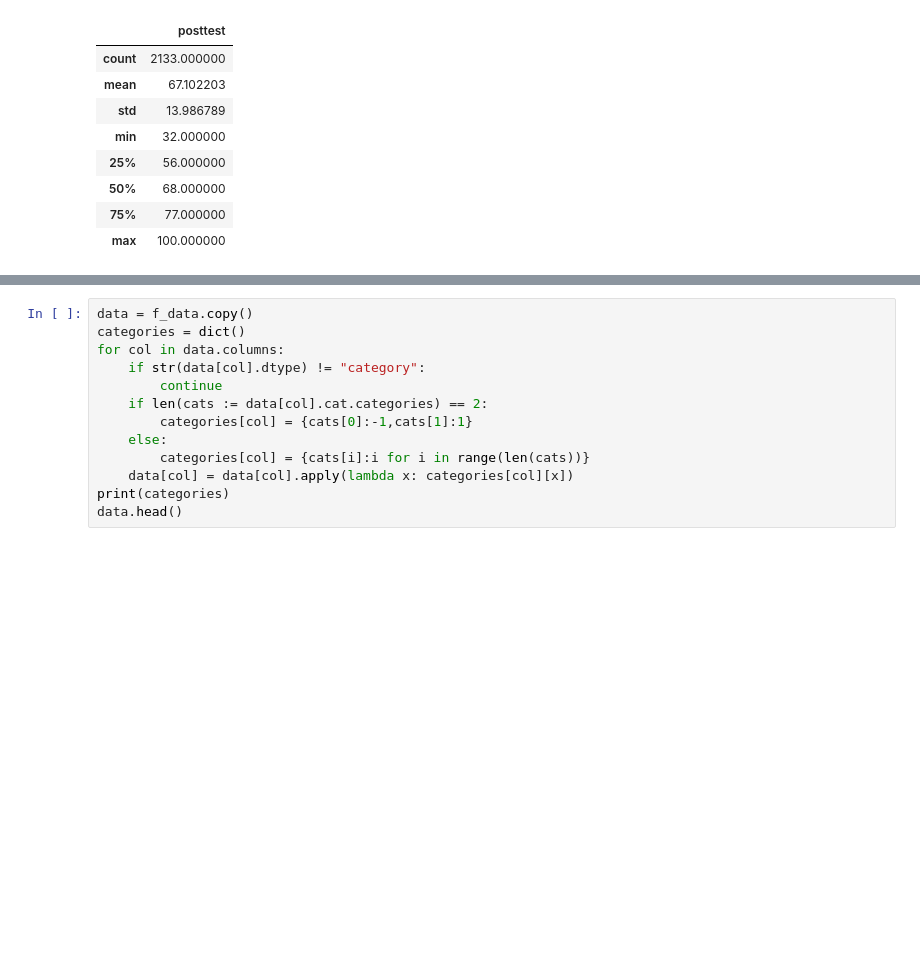
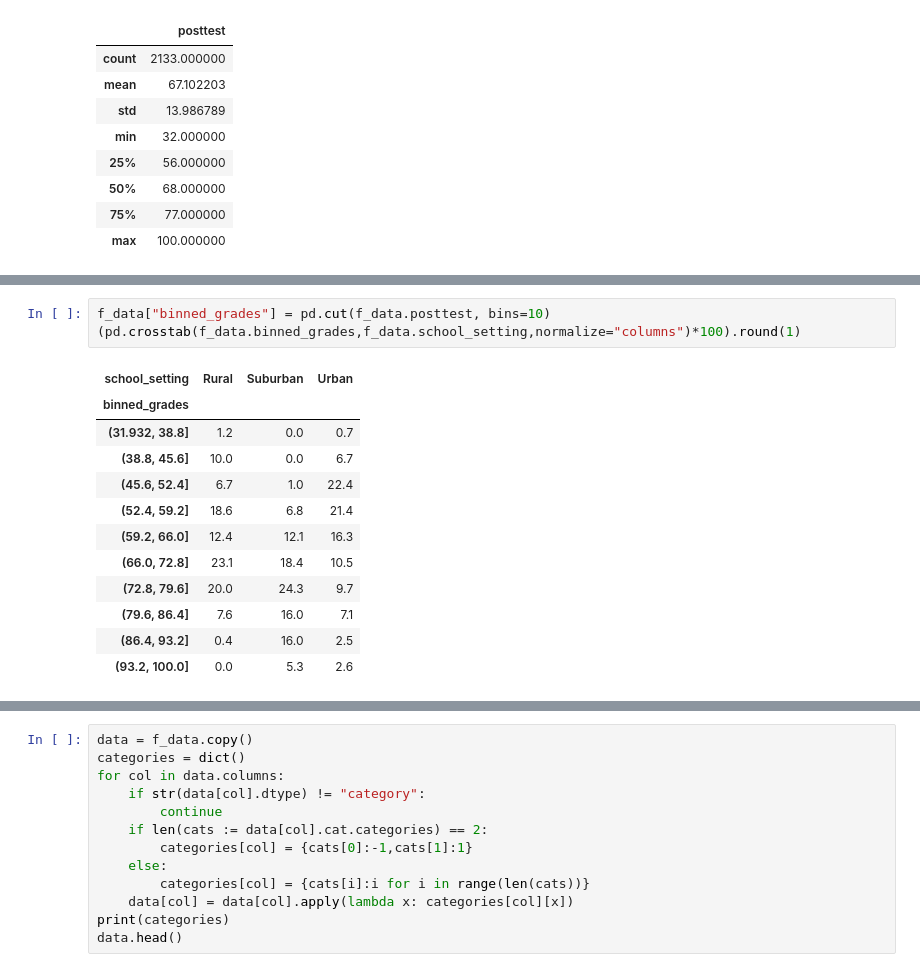
Before and after one commit to arieltl/proj2_cdados, a Jupyter notebook: projeto.ipynb, the cells around one changed output, grey strips where cells are left out. Saved outputs shown, nothing was run; the diff lists cells and outputs as text; blank space fills up the shorter version.

```diff
--- a/projeto.ipynb
+++ b/projeto.ipynb
@@ -64,0 +97,16 @@ f_data["binned_grades"] = pd.cut(f_data.posttest, bins=10)
+# %%
+f_data["binned_grades"] = pd.cut(f_data.posttest, bins=10)
+(pd.crosstab(f_data.binned_grades,f_data.school_setting,normalize="columns")*100).round(1)
+# %% [output]
+| school_setting | Rural | Suburban | Urban |
+| binned_grades |  |  |  |
+| (31.932, 38.8] | 1.2 | 0.0 | 0.7 |
+| (38.8, 45.6] | 10.0 | 0.0 | 6.7 |
+| (45.6, 52.4] | 6.7 | 1.0 | 22.4 |
+| (52.4, 59.2] | 18.6 | 6.8 | 21.4 |
+| (59.2, 66.0] | 12.4 | 12.1 | 16.3 |
+| (66.0, 72.8] | 23.1 | 18.4 | 10.5 |
+| (72.8, 79.6] | 20.0 | 24.3 | 9.7 |
+| (79.6, 86.4] | 7.6 | 16.0 | 7.1 |
+| (86.4, 93.2] | 0.4 | 16.0 | 2.5 |
+| (93.2, 100.0] | 0.0 | 5.3 | 2.6 |
```
Also changed, not shown: parts of 8 cells of this notebook.
